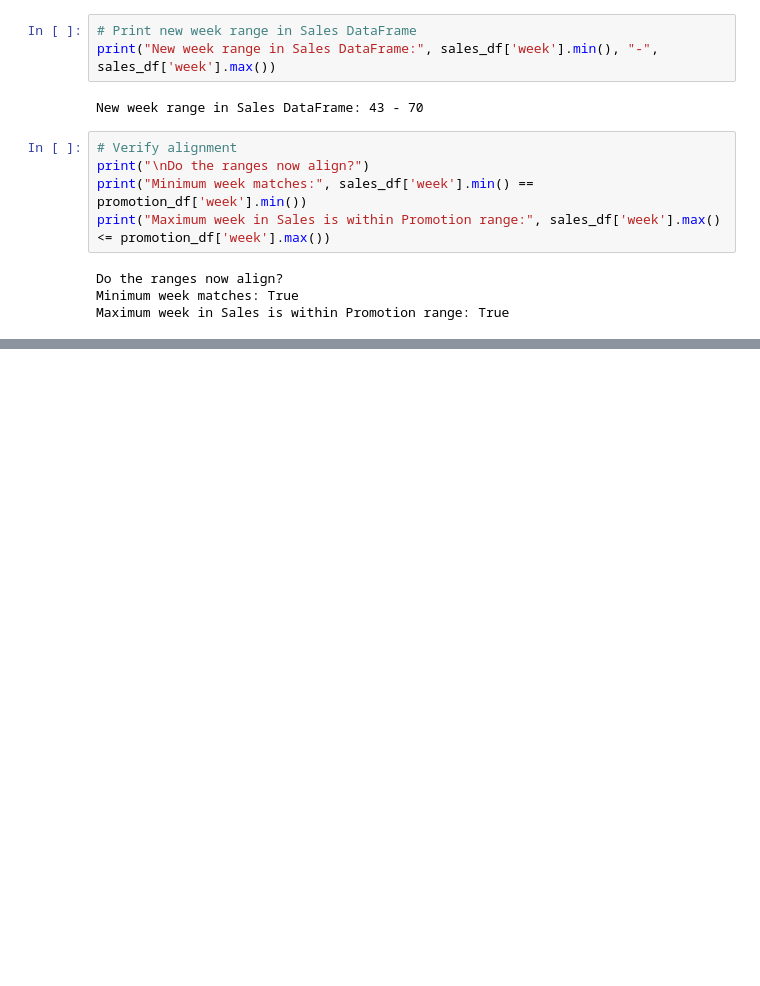
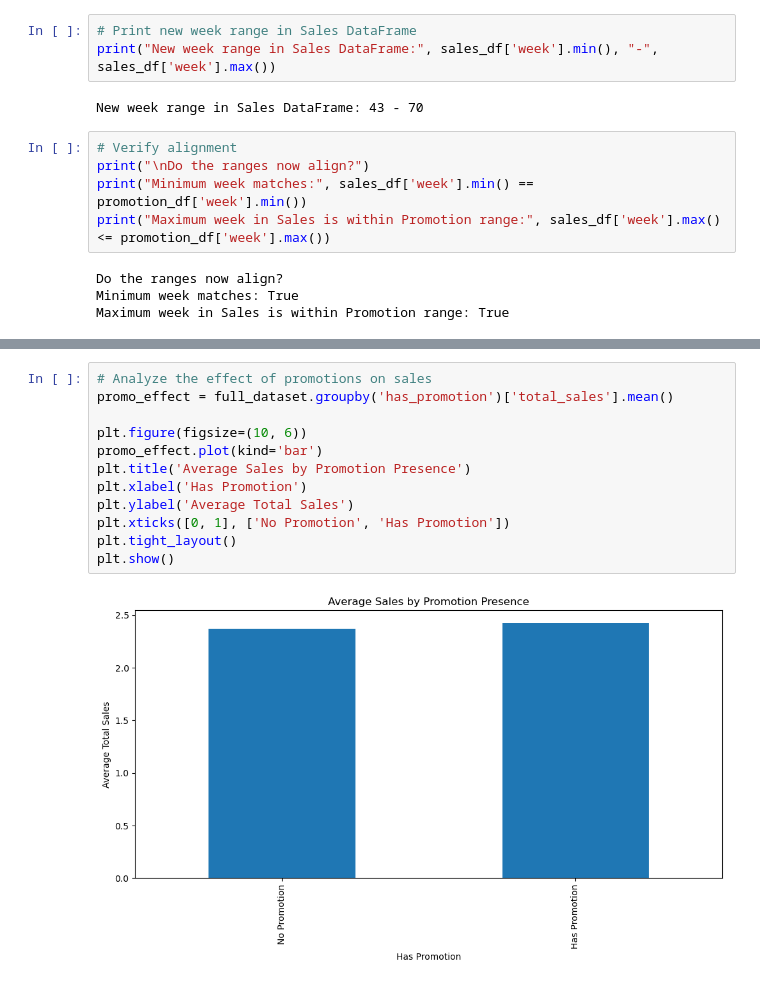
Before and after one commit to Kusalani/Sales-and-Promotions-Analysis, a Jupyter notebook: models/Data preparation.ipynb, the cells around one changed output, grey strips where cells are left out. Saved outputs shown, nothing was run; the diff lists cells and outputs as text; blank space fills up the shorter version.

```diff
--- a/models/Data preparation.ipynb
+++ b/models/Data preparation.ipynb
@@ -255,0 +413,14 @@ Maximum week in Sales is within Promotion range: True
+# %%
+# Analyze the effect of promotions on sales
+promo_effect = full_dataset.groupby('has_promotion')['total_sales'].mean()
+
+plt.figure(figsize=(10, 6))
+promo_effect.plot(kind='bar')
+plt.title('Average Sales by Promotion Presence')
+plt.xlabel('Has Promotion')
+plt.ylabel('Average Total Sales')
+plt.xticks([0, 1], ['No Promotion', 'Has Promotion'])
+plt.tight_layout()
+plt.show()
+# %% [output]
+[figure, added]
```
Also changed, not shown: parts of 30 cells of this notebook.
